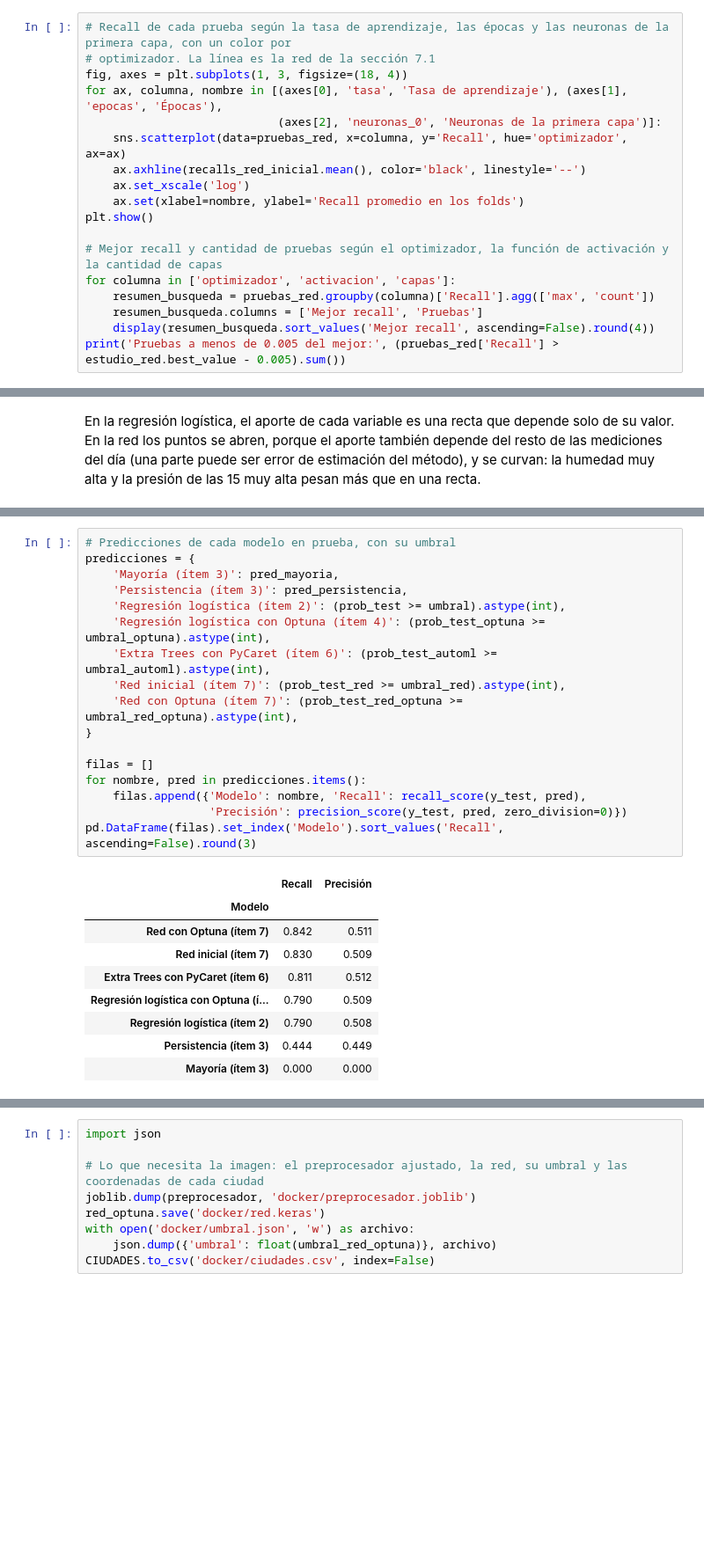
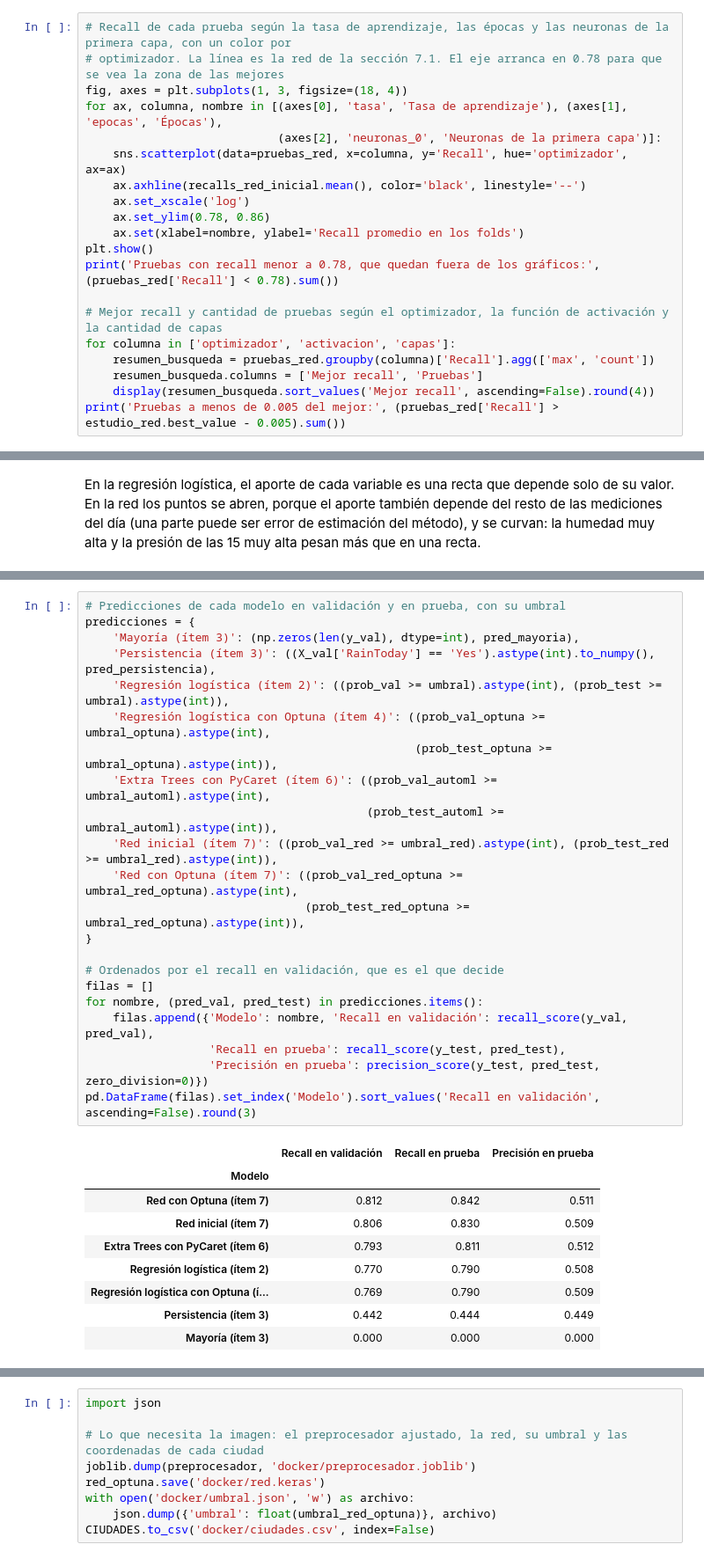
Before and after one commit to ismadarruiz-atr/TP_AA1_Calabozo_Darruiz_DiCarlo_Giuntoli, a Jupyter notebook: TP_2/TP-clasificacion-AA1.ipynb, the cells around one changed output, grey strips where cells are left out. Shown at 88% size. Saved outputs shown, nothing was run; the diff lists cells and outputs as text; blank space fills up the shorter version.

```diff
--- a/TP_2/TP-clasificacion-AA1.ipynb
+++ b/TP_2/TP-clasificacion-AA1.ipynb
@@ -1775,15 +1776,17 @@ display(pruebas_red.tail(5).round(4))
 | 0 | 0 | 2 | 216 | 100.0 | NaN | relu | 0.4331 | rmsprop | 0.0812 | ... |
 # %%
 # Recall de cada prueba según la tasa de aprendizaje, las épocas y las neuronas de la primera capa, con un color por
-# optimizador. La línea es la red de la sección 7.1
+# optimizador. La línea es la red de la sección 7.1. El eje arranca en 0.78 para que se vea la zona de las mejores
 fig, axes = plt.subplots(1, 3, figsize=(18, 4))
 for ax, columna, nombre in [(axes[0], 'tasa', 'Tasa de aprendizaje'), (axes[1], 'epocas', 'Épocas'),
                             (axes[2], 'neuronas_0', 'Neuronas de la primera capa')]:
     sns.scatterplot(data=pruebas_red, x=columna, y='Recall', hue='optimizador', ax=ax)
     ax.axhline(recalls_red_inicial.mean(), color='black', linestyle='--')
     ax.set_xscale('log')
+    ax.set_ylim(0.78, 0.86)
     ax.set(xlabel=nombre, ylabel='Recall promedio en los folds')
 plt.show()
+print('Pruebas con recall menor a 0.78, que quedan fuera de los gráficos:', (pruebas_red['Recall'] < 0.78).sum())
 
 # Mejor recall y cantidad de pruebas según el optimizador, la función de activación y la cantidad de capas
 for columna in ['optimizador', 'activacion', 'capas']:
@@ -2018,28 +2053,33 @@ directamente, sin umbral.
 # %%
-# Predicciones de cada modelo en prueba, con su umbral
+# Predicciones de cada modelo en validación y en prueba, con su umbral
 predicciones = {
-    'Mayoría (ítem 3)': pred_mayoria,
-    'Persistencia (ítem 3)': pred_persistencia,
-    'Regresión logística (ítem 2)': (prob_test >= umbral).astype(int),
-    'Regresión logística con Optuna (ítem 4)': (prob_test_optuna >= umbral_optuna).astype(int),
-    'Extra Trees con PyCaret (ítem 6)': (prob_test_automl >= umbral_automl).astype(int),
-    'Red inicial (ítem 7)': (prob_test_red >= umbral_red).astype(int),
-    'Red con Optuna (ítem 7)': (prob_test_red_optuna >= umbral_red_optuna).astype(int),
+    'Mayoría (ítem 3)': (np.zeros(len(y_val), dtype=int), pred_mayoria),
+    'Persistencia (ítem 3)': ((X_val['RainToday'] == 'Yes').astype(int).to_numpy(), pred_persistencia),
+    'Regresión logística (ítem 2)': ((prob_val >= umbral).astype(int), (prob_test >= umbral).astype(int)),
+    'Regresión logística con Optuna (ítem 4)': ((prob_val_optuna >= umbral_optuna).astype(int),
+                                                (prob_test_optuna >= umbral_optuna).astype(int)),
+    'Extra Trees con PyCaret (ítem 6)': ((prob_val_automl >= umbral_automl).astype(int),
+                                         (prob_test_automl >= umbral_automl).astype(int)),
+    'Red inicial (ítem 7)': ((prob_val_red >= umbral_red).astype(int), (prob_test_red >= umbral_red).astype(int)),
+    'Red con Optuna (ítem 7)': ((prob_val_red_optuna >= umbral_red_optuna).astype(int),
+                                (prob_test_red_optuna >= umbral_red_optuna).astype(int)),
 }
 
+# Ordenados por el recall en validación, que es el que decide
 filas = []
-for nombre, pred in predicciones.items():
-    filas.append({'Modelo': nombre, 'Recall': recall_score(y_test, pred),
-                  'Precisión': precision_score(y_test, pred, zero_division=0)})
-pd.DataFrame(filas).set_index('Modelo').sort_values('Recall', ascending=False).round(3)
+for nombre, (pred_val, pred_test) in predicciones.items():
+    filas.append({'Modelo': nombre, 'Recall en validación': recall_score(y_val, pred_val),
+                  'Recall en prueba': recall_score(y_test, pred_test),
+                  'Precisión en prueba': precision_score(y_test, pred_test, zero_division=0)})
+pd.DataFrame(filas).set_index('Modelo').sort_values('Recall en validación', ascending=False).round(3)
 # %% [output]
-|  | Recall | Precisión |
-| Modelo |  |  |
-| Red con Optuna (ítem 7) | 0.842 | 0.511 |
-| Red inicial (ítem 7) | 0.830 | 0.509 |
-| Extra Trees con PyCaret (ítem 6) | 0.811 | 0.512 |
-| Regresión logística con Optuna (í... | 0.790 | 0.509 |
-| Regresión logística (ítem 2) | 0.790 | 0.508 |
-| Persistencia (ítem 3) | 0.444 | 0.449 |
-| Mayoría (ítem 3) | 0.000 | 0.000 |
+|  | Recall en validación | Recall en prueba | Precisión en prueba |
+| Modelo |  |  |  |
+| Red con Optuna (ítem 7) | 0.812 | 0.842 | 0.511 |
+| Red inicial (ítem 7) | 0.806 | 0.830 | 0.509 |
+| Extra Trees con PyCaret (ítem 6) | 0.793 | 0.811 | 0.512 |
+| Regresión logística (ítem 2) | 0.770 | 0.790 | 0.508 |
+| Regresión logística con Optuna (í... | 0.769 | 0.790 | 0.509 |
+| Persistencia (ítem 3) | 0.442 | 0.444 | 0.449 |
+| Mayoría (ítem 3) | 0.000 | 0.000 | 0.000 |
 # %% [markdown]
```
Also changed, not shown: parts of 13 cells of this notebook, 3 other files.
